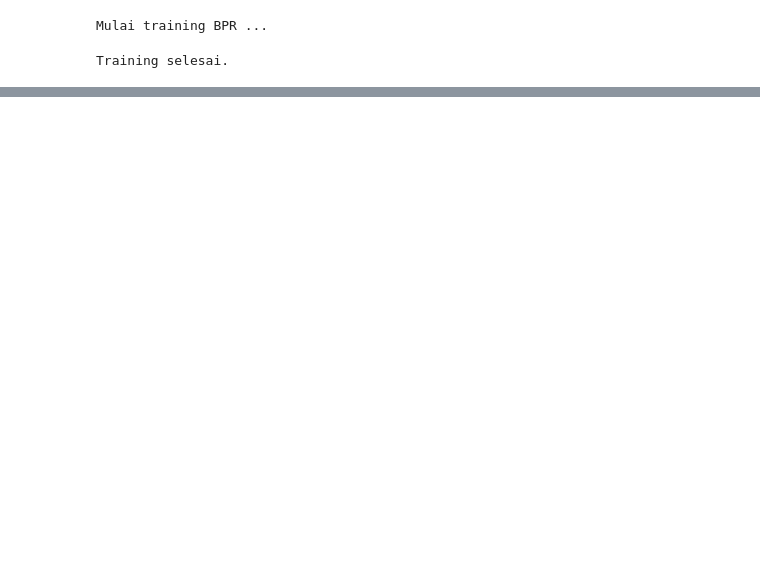
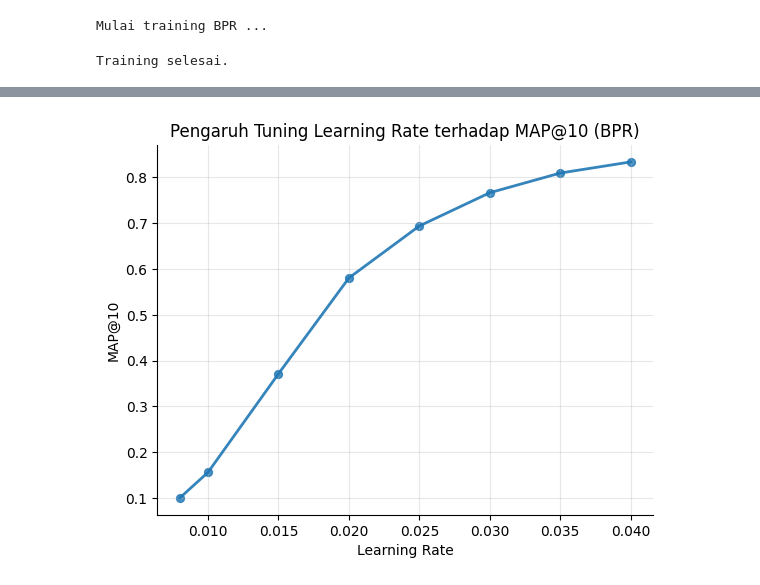
Before and after one commit to Jufourlisasirait/Top-N-Recommendation-Implicit-Feedback---09, a Jupyter notebook: BPR.ipynb, the cells around one changed output, grey strips where cells are left out. Cells and saved outputs as stored; diff of their text form; code cells hidden in the pictures; blank space fills up the shorter version.

```diff
--- a/BPR.ipynb
+++ b/BPR.ipynb
@@ -389,0 +475,4 @@ submission_df.head()
+# %%
+# REKAPITULASI HASIL TUNING LEARNING RATE
+results_df = pd.DataFrame(results, columns=["learning_rate", "MAP@10"])
+results_df
@@ -389,0 +489,31 @@ submission_df.head()
+# %%
+# Grafik Tuning Learning Rate pada Model BPR
+
+from matplotlib import pyplot as plt
+
+# Scatter (titik)
+plt.scatter(
+    results_df["learning_rate"],
+    results_df["MAP@10"],
+    s=32,
+    alpha=0.8
+)
+
+# Line (garis tren antar titik)
+plt.plot(
+    results_df["learning_rate"],
+    results_df["MAP@10"],
+    linewidth=2,
+    alpha=0.9
+)
+
+# Rapikan tampilan
+plt.xlabel("Learning Rate")
+plt.ylabel("MAP@10")
+plt.title("Pengaruh Tuning Learning Rate terhadap MAP@10 (BPR)")
+plt.gca().spines[['top', 'right']].set_visible(False)
+plt.grid(alpha=0.3)
+
+plt.show()
+# %% [output]
+[figure, added]
```
Also changed, not shown: parts of 21 cells of this notebook, 1 other file.
